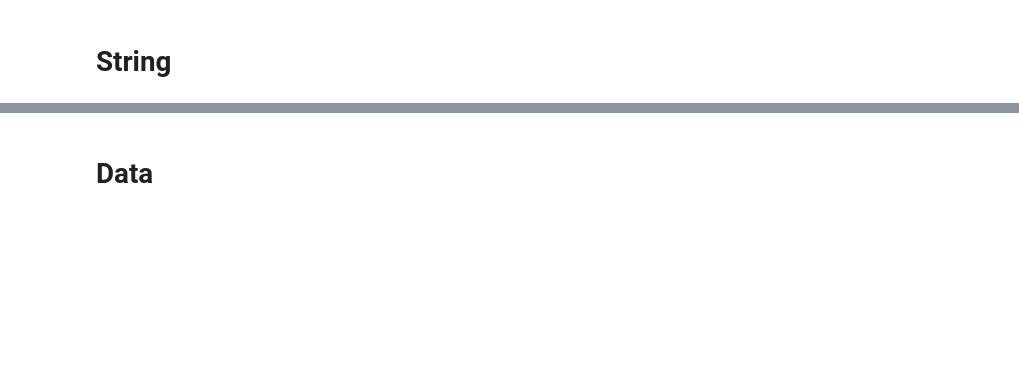
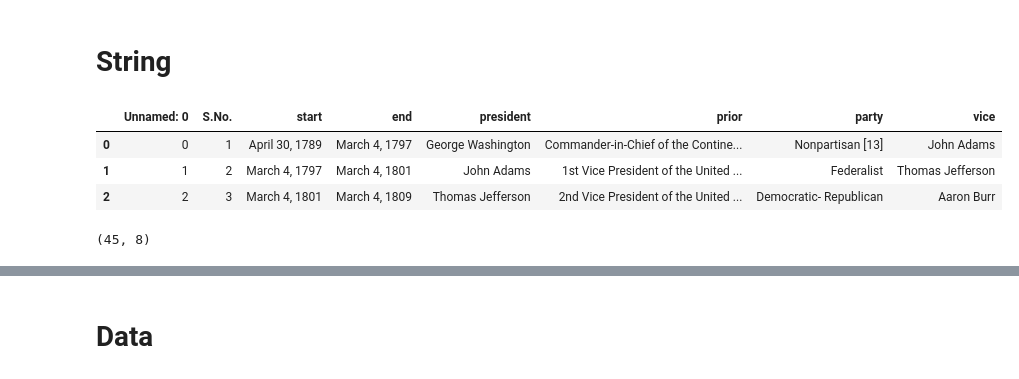
Before and after one commit to cordeirolibel/coderhouse_ds_45735, a Jupyter notebook: Aula07 (Introdução à Manipulação de Dados com Panda (Parte II))/Aula07.ipynb, the cells around one changed output, grey strips where cells are left out. Saved outputs shown, nothing was run; the diff lists cells and outputs as text; code cells hidden in the pictures; blank space fills up the shorter version.

```diff
--- a/Aula07 (Introdução à Manipulação de Dados com Panda (Parte II))/Aula07.ipynb
+++ b/Aula07 (Introdução à Manipulação de Dados com Panda (Parte II))/Aula07.ipynb
@@ -36,8 +167,17 @@ df2.T.describe().round(1)
 # %% [markdown]
 # String
 # %%
-presidents = pd.read_csv('../../bases/us_presidents.csv')
+presidents = pd.read_csv('../bases/us_presidents.csv')
 presidents.head(3)
+# %% [output]
+|  | Unnamed: 0 | S.No. | start | end | president | prior | party | vice |
+| 0 | 0 | 1 | April 30, 1789 | March 4, 1797 | George Washington | Commander-in-Chief of the Contine... | Nonpartisan [13] | John Adams |
+| 1 | 1 | 2 | March 4, 1797 | March 4, 1801 | John Adams | 1st Vice President of the United ... | Federalist | Thomas Jefferson |
+| 2 | 2 | 3 | March 4, 1801 | March 4, 1809 | Thomas Jefferson | 2nd Vice President of the United ... | Democratic- Republican | Aaron Burr |
+# %%
+presidents.shape
+# %% [output]
+(45, 8)
 # %%
 president_names = presidents['president']
 president_names
```
Also changed, not shown: parts of 32 cells of this notebook, 4 other files.
